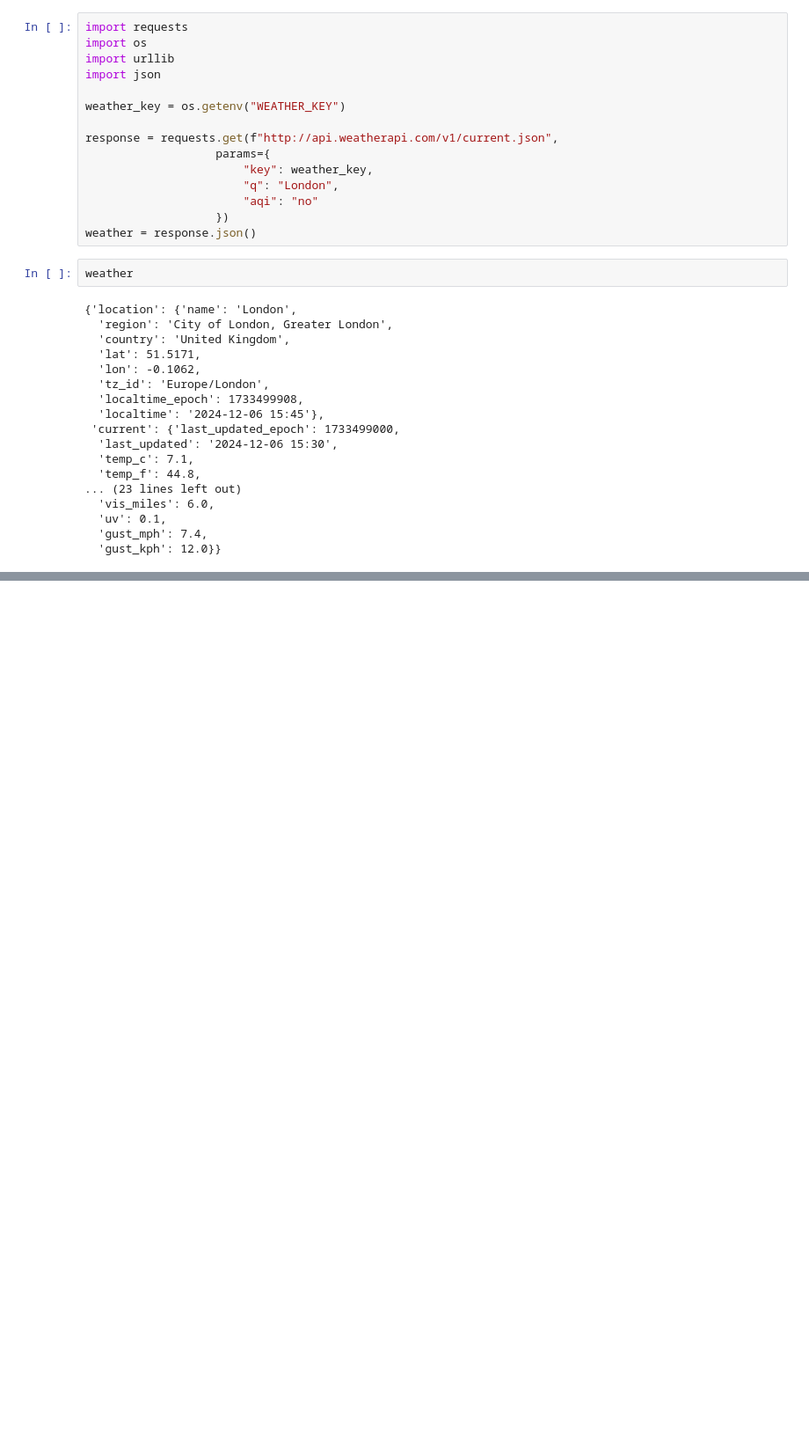
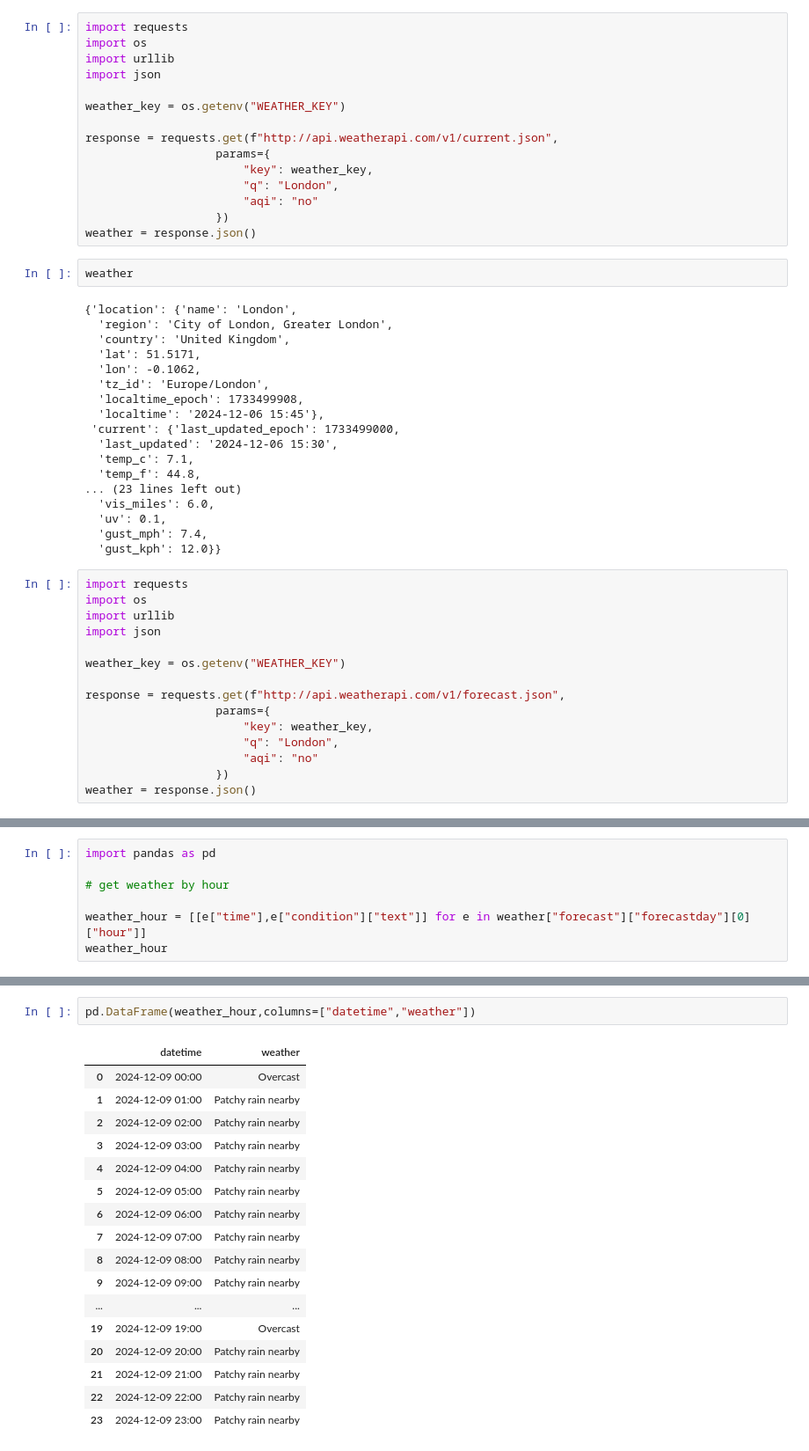
Before and after one commit to proud-p/flask-isitnicetoday, a Jupyter notebook: notebooks/notebook.ipynb, the cells around one changed output, grey strips where cells are left out. Shown at 88% size. Drawn from its saved outputs; the diff is of its cells as text; blank space fills up the shorter version.

```diff
--- a/notebooks/notebook.ipynb
+++ b/notebooks/notebook.ipynb
@@ -563,3 +563,18 @@ weather
   'uv': 0.1,
   'gust_mph': 7.4,
   'gust_kph': 12.0}}
+# %%
+import requests
+import os
+import urllib
+import json
+
+weather_key = os.getenv("WEATHER_KEY")
+
+response = requests.get(f"http://api.weatherapi.com/v1/forecast.json",
+                   params={
+                       "key": weather_key,
+                       "q": "London",
+                       "aqi": "no"
+                   })
+weather = response.json()
@@ -565,0 +603,7 @@ weather
+# %%
+import pandas as pd
+
+# get weather by hour
+
+weather_hour = [[e["time"],e["condition"]["text"]] for e in weather["forecast"]["forecastday"][0]["hour"]]
+weather_hour
@@ -565,0 +628,20 @@ weather
+# %%
+pd.DataFrame(weather_hour,columns=["datetime","weather"])
+# %% [output]
+|  | datetime | weather |
+| 0 | 2024-12-09 00:00 | Overcast |
+| 1 | 2024-12-09 01:00 | Patchy rain nearby |
+| 2 | 2024-12-09 02:00 | Patchy rain nearby |
+| 3 | 2024-12-09 03:00 | Patchy rain nearby |
+| 4 | 2024-12-09 04:00 | Patchy rain nearby |
+| 5 | 2024-12-09 05:00 | Patchy rain nearby |
+| 6 | 2024-12-09 06:00 | Patchy rain nearby |
+| 7 | 2024-12-09 07:00 | Patchy rain nearby |
+| 8 | 2024-12-09 08:00 | Patchy rain nearby |
+| 9 | 2024-12-09 09:00 | Patchy rain nearby |
+| ... | ... | ... |
+| 19 | 2024-12-09 19:00 | Overcast |
+| 20 | 2024-12-09 20:00 | Patchy rain nearby |
+| 21 | 2024-12-09 21:00 | Patchy rain nearby |
+| 22 | 2024-12-09 22:00 | Patchy rain nearby |
+| 23 | 2024-12-09 23:00 | Patchy rain nearby |
```
Also changed, not shown: parts of 5 cells of this notebook, 4 other files.
